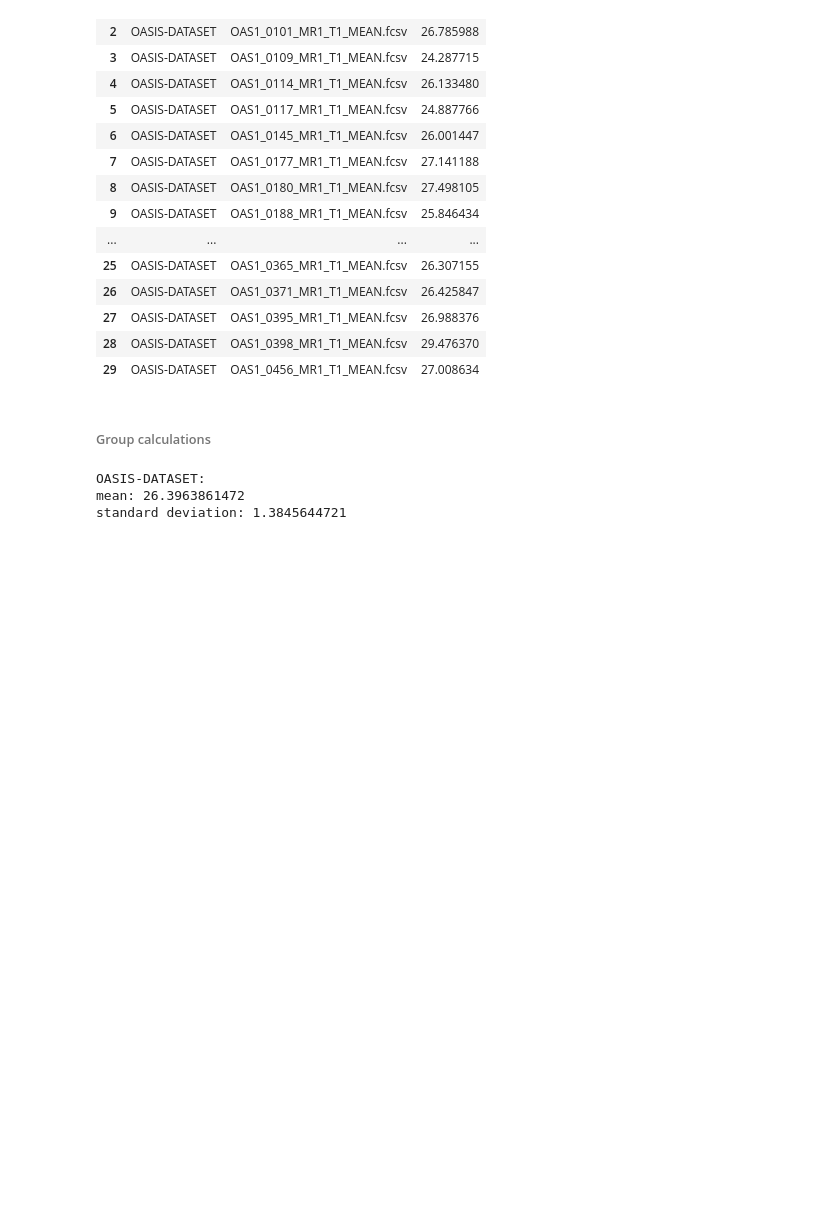
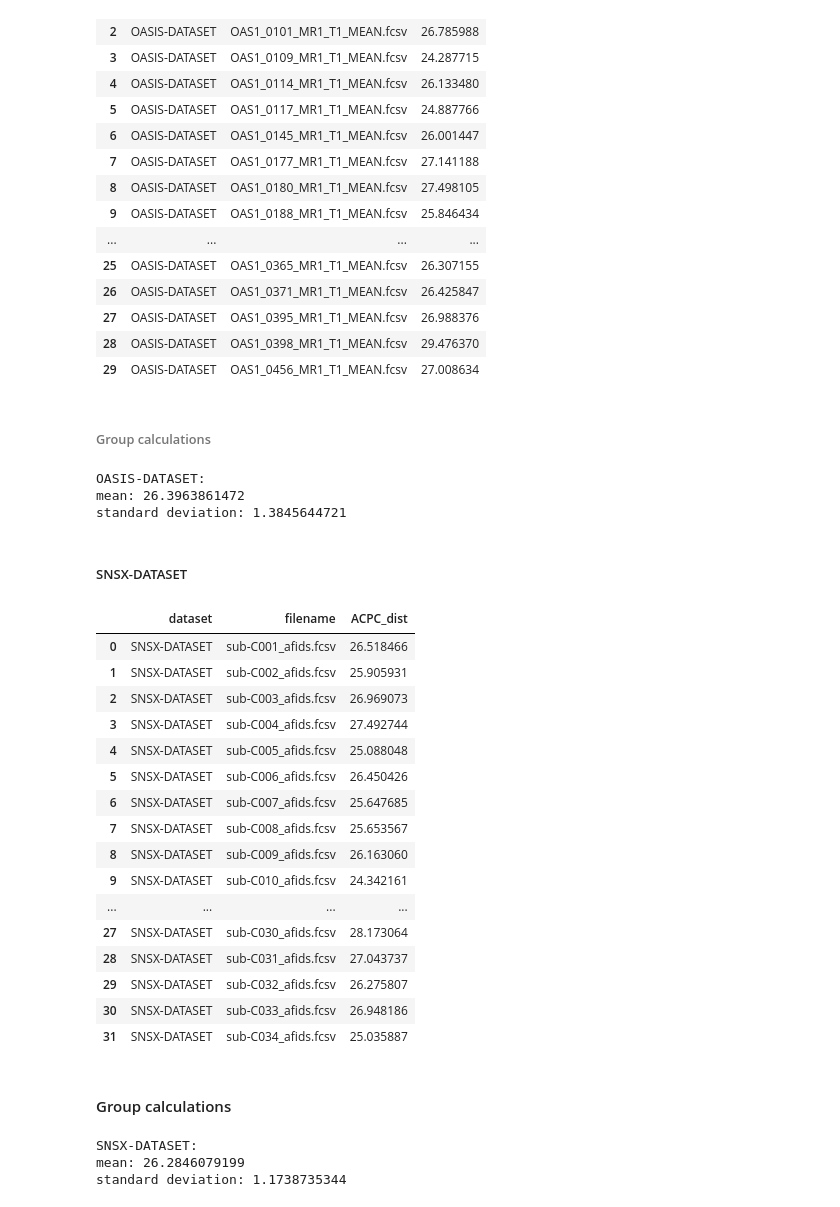
Before and after one commit to sandypearl/AFIDs-Data, a Jupyter notebook: ACPC_distance_calculations.ipynb, the cells around one changed output. Drawn from its saved outputs; the diff is of its cells as text; code cells hidden in the pictures; blank space fills up the shorter version.

Commit message:
added SNSX ACPC calculations to notebook and deleted balnk file in SNSX folder

```diff
--- a/ACPC_distance_calculations.ipynb
+++ b/ACPC_distance_calculations.ipynb
@@ -63,10 +63,11 @@ def getDistance(label1, label2, col, df):
 path_AFIDs_Clinical = "C:\\Users\\Sandy\\Documents\\AFIDs-Data\\AFIDs-Clinical"
 path_OASIS_DATASET = "C:\\Users\\Sandy\\Documents\\AFIDs-Data\\OASIS-DATASET"
 #HCP_DATASET
-#SNSX-DATASET
+path_SNSX_DATASET = "C:\\Users\\Sandy\\Documents\\AFIDs-Data\\SNSX-DATASET"
 
 files_AFIDs_Clinical = os.listdir(path_AFIDs_Clinical)
 files_OASIS_DATASET = os.listdir(path_OASIS_DATASET)
+files_SNSX_DATASET = os.listdir(path_SNSX_DATASET)
 # %% [markdown]
 #### Looping through all the files and calculating ACPC dist
 # %% [markdown]
@@ -157,3 +158,36 @@ print("OASIS-DATASET:\nmean: %0.10f\nstandard deviation: %0.10f" % (mean, stddev
 OASIS-DATASET:
 mean: 26.3963861472
 standard deviation: 1.3845644721
+# %% [markdown]
+##### SNSX-DATASET
+# %%
+ACPC_dists_SNSX_DATASET = []
+for file in files_SNSX_DATASET:
+    filePath = "%s/%s" % ("SNSX-DATASET",file)
+    data = getDataFromFcsv(filePath)
+    ACPC_dist = getDistance("AC","PC","desc",data["data"])
+    ACPC_dists_SNSX_DATASET.append(["SNSX-DATASET",file,ACPC_dist])
+
+SNSX_DATASET_ACPC = pd.DataFrame(ACPC_dists_SNSX_DATASET, columns = ["dataset","filename","ACPC_dist"] )
+# %%
+SNSX_DATASET_ACPC
+# %% [output]
+|  | dataset | filename | ACPC_dist |
+| 0 | SNSX-DATASET | sub-C001_afids.fcsv | 26.518466 |
+| 1 | SNSX-DATASET | sub-C002_afids.fcsv | 25.905931 |
+| 2 | SNSX-DATASET | sub-C003_afids.fcsv | 26.969073 |
+| 3 | SNSX-DATASET | sub-C004_afids.fcsv | 27.492744 |
+| 4 | SNSX-DATASET | sub-C005_afids.fcsv | 25.088048 |
+| 5 | SNSX-DATASET | sub-C006_afids.fcsv | 26.450426 |
+| 6 | SNSX-DATASET | sub-C007_afids.fcsv | 25.647685 |
+| 7 | SNSX-DATASET | sub-C008_afids.fcsv | 25.653567 |
+| 8 | SNSX-DATASET | sub-C009_afids.fcsv | 26.163060 |
+| 9 | SNSX-DATASET | sub-C010_afids.fcsv | 24.342161 |
+| ... | ... | ... | ... |
+| 27 | SNSX-DATASET | sub-C030_afids.fcsv | 28.173064 |
+| 28 | SNSX-DATASET | sub-C031_afids.fcsv | 27.043737 |
+| 29 | SNSX-DATASET | sub-C032_afids.fcsv | 26.275807 |
+| 30 | SNSX-DATASET | sub-C033_afids.fcsv | 26.948186 |
+| 31 | SNSX-DATASET | sub-C034_afids.fcsv | 25.035887 |
+# %% [markdown]
+#### Group calculations
@@ -159,0 +196,8 @@ standard deviation: 1.3845644721
+# %%
+mean = np.mean(ACPC_dists)
+stddev = np.std(ACPC_dists)
+print("SNSX-DATASET:\nmean: %0.10f\nstandard deviation: %0.10f" % (mean, stddev))
+# %% [output]
+SNSX-DATASET:
+mean: 26.2846079199
+standard deviation: 1.1738735344
```
Also changed, not shown: parts of 1 cell of this notebook, 1 other file.
